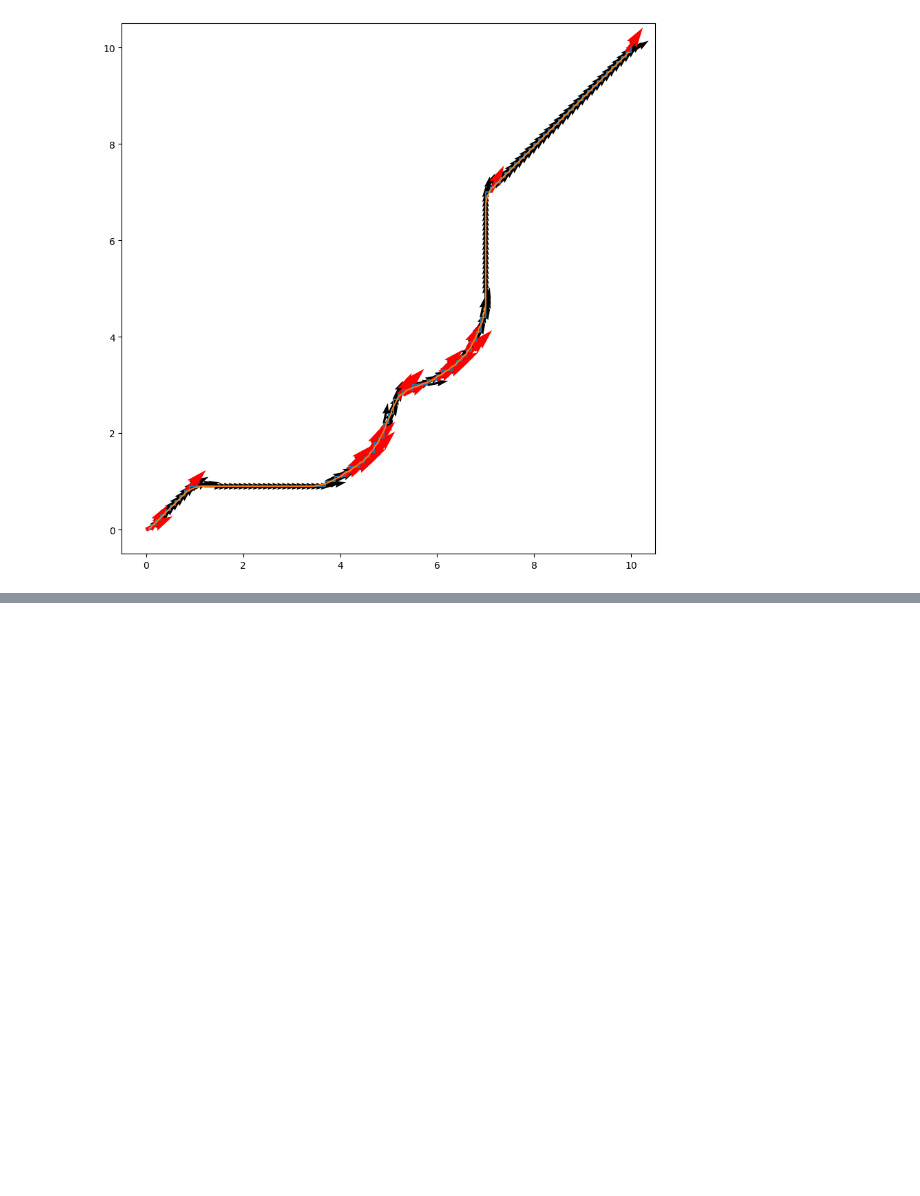
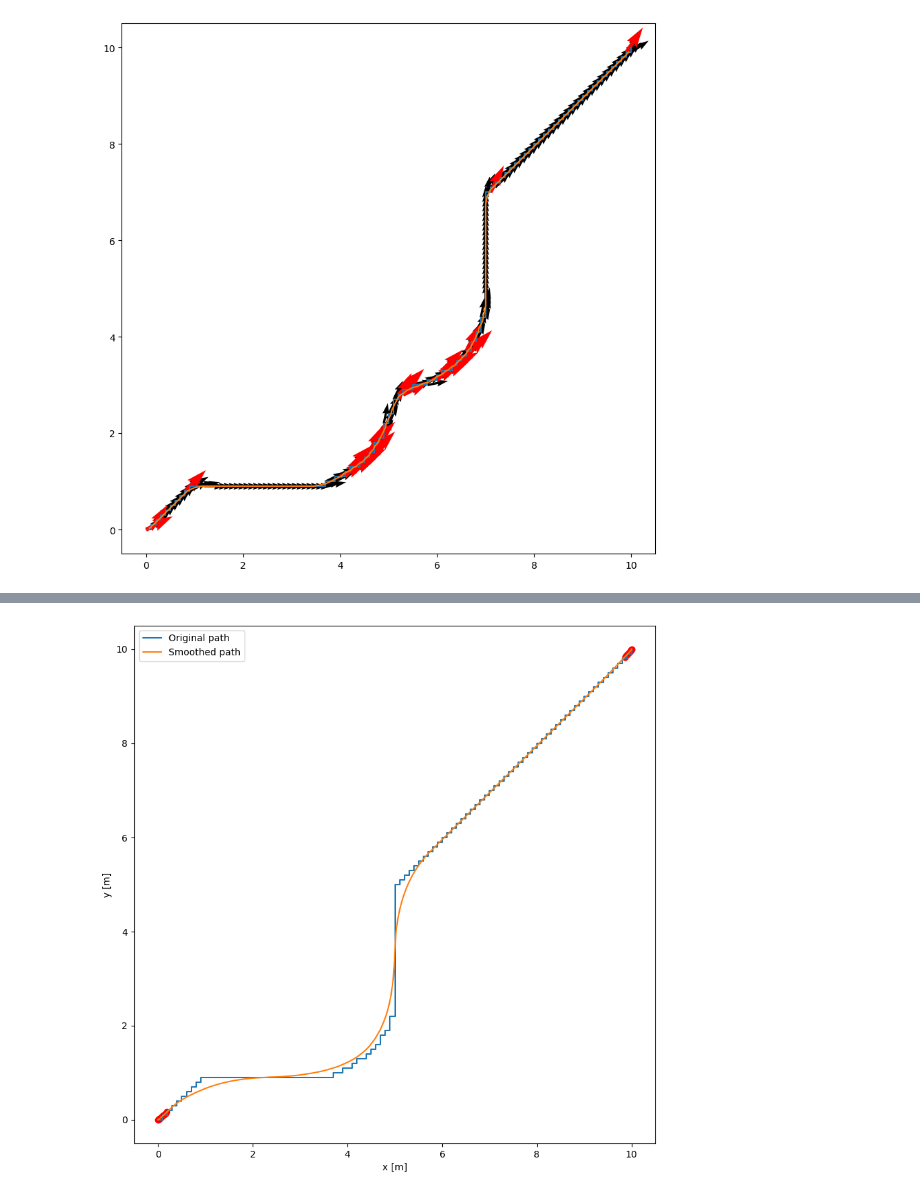
Before and after one commit to AntoSave/mujoco_mpc, a Jupyter notebook: tuning/test.ipynb, the cells around one changed output, grey strips where cells are left out. Drawn from its saved outputs; the diff is of its cells as text; code cells hidden in the pictures; blank space fills up the shorter version.

```diff
--- a/tuning/test.ipynb
+++ b/tuning/test.ipynb
@@ -31,6 +33,12 @@ for i in range(model.nbody):
 print("\nModel sensors:")
 for i in range(model.nsensor):
     print("",model.sensor(i).name, i, model.sensor(i).type, data.sensor(i).data)
+
+print("\nModel geoms:")
+for i in range(model.ngeom):
+    print("",model.geom(i).name, i, model.geom(i).type, model.geom(i).size, model.geom(i).pos)
+print(model.body(0))
+print(data.body(0))
 # %% [output]
 Model info:
  nq 26
@@ -311,0 +315,84 @@ print(fw.idxmin()/10, fw.idxmax()/10, sx.idxmin()/10, sx.idxmax()/10)
+# %%
+import numpy as np
+import networkx as nx
+import scipy
+import matplotlib.pyplot as plt
+
+def cost(x, goal=np.array([10.0, 10.0]), obstacles={'cylinders': np.array([[3.0, 3.0]])}, obstacles_data={'transition_end': False}):
+    """Cost function for the planner. x is a two dimensional state vector."""
+    cylinder_obs = obstacles['cylinders']
+    swall_obs = obstacles.get('sliding_walls', [])
+    c = np.linalg.norm(x - goal)
+    for o in cylinder_obs:
+        c += 30*scipy.stats.multivariate_normal.pdf(x, mean=o, cov=0.4*np.eye(2))
+    for o in swall_obs:
+        start_point, end_point = o[0], o[1]
+        length = np.linalg.norm(end_point-start_point)
+        n_obs = max(1,int(length / 1.0))
+        obs_perc = np.linspace(0, 1, n_obs)
+        if obstacles_data['transition_end']:
+            start_point = start_point + o[2]
+            end_point = end_point + o[2]
+        for perc in obs_perc:
+            obs_point = start_point + perc * (end_point - start_point)
+            c += 100*scipy.stats.multivariate_normal.pdf(x, mean=obs_point, cov=0.2*np.eye(2))
+    return c
+
+def get_path(starting_point, goal_point, cost_func, extreme_points=np.array([[0.0,0.0],[10.0,10.0]]), n_bins = 100):
+    """Gets a path from starting_point to goal_point using A*"""
+    space_lengths = extreme_points[1] - extreme_points[0]
+    step_sizes = space_lengths / n_bins
+    starting_node = tuple(np.floor(starting_point / step_sizes).astype(int))
+    goal_node = tuple(np.floor(goal_point / step_sizes).astype(int))
+    G = nx.generators.grid_2d_graph(n_bins+1, n_bins+1)
+    for source,dest,data_dict in G.edges(data=True):
+        data_dict['weight'] = cost_func(np.array([dest[0]*step_sizes[0], dest[1]*step_sizes[1]]))
+    def dist(a, b):
+        (x1, y1) = a
+        (x2, y2) = b
+        x1 *= step_sizes[0]
+        y1 *= step_sizes[1]
+        x2 *= step_sizes[0]
+        y2 *= step_sizes[1]
+        return ((x1 - x2) ** 2 + (y1 - y2) ** 2) ** 0.5
+    path = nx.astar_path(G, starting_node, goal_node, heuristic=dist, weight="weight")
+    path_arr = np.array(path) * step_sizes
+    return path_arr
+
+def path_tangent_vectors(path):
+    path_diff = np.diff(path, axis=0)
+    path_diff = path_diff / np.linalg.norm(path_diff, axis=1)[:,None]
+    return path_diff
+
+def MA_filter(path, p = 3, q = 3):
+    """Applies a MA filter to the path to smooth it"""
+    extended_path = np.concatenate([path[0]*np.ones((p,2)), path, path[-1]*np.ones((q,2))], axis=0)
+    smoothed_path = np.zeros_like(extended_path)
+    for i in range(extended_path.shape[0]):
+        smoothed_path[i] = np.mean(extended_path[max(0, i-p):min(i+q, extended_path.shape[0])], axis=0)
+    return smoothed_path
+
+start = np.array([0.0, 0.0])
+goal=np.array([10.0, 10.0])
+cost_function = lambda x: cost(x, goal=goal)
+path_arr = get_path(start, goal, cost_function)
+smoothed_path = MA_filter(path_arr, p=15, q=15)
+
+plt.figure(figsize=(10,10))
+plt.plot(path_arr[:,0], path_arr[:,1])
+plt.plot(smoothed_path[:,0], smoothed_path[:,1])
+plt.xlabel('x [m]')
+plt.ylabel('y [m]')
+plt.legend(['Original path', 'Smoothed path'])
+
+#find points that are too close to each other
+path_diff = np.diff(smoothed_path, axis=0)
+distances = np.linalg.norm(path_diff, axis=1)
+critical_points = np.argwhere(distances < 0.03) + 1
+print(f"Critical points: {critical_points[0].shape}")
+print(f"Total points: {len(smoothed_path)}")
+plt.scatter(smoothed_path[critical_points,0], smoothed_path[critical_points,1], color='r')
+smoothed_path = np.delete(smoothed_path, critical_points, axis=0)
+plt.figure(figsize=(10,10))
+plt.plot(smoothed_path[:,0], smoothed_path[:,1])
+# %% [output]
@@ -311,0 +402 @@ print(fw.idxmin()/10, fw.idxmax()/10, sx.idxmin()/10, sx.idxmax()/10)
+[figure, added]
```
Also changed, not shown: parts of 11 cells of this notebook.
